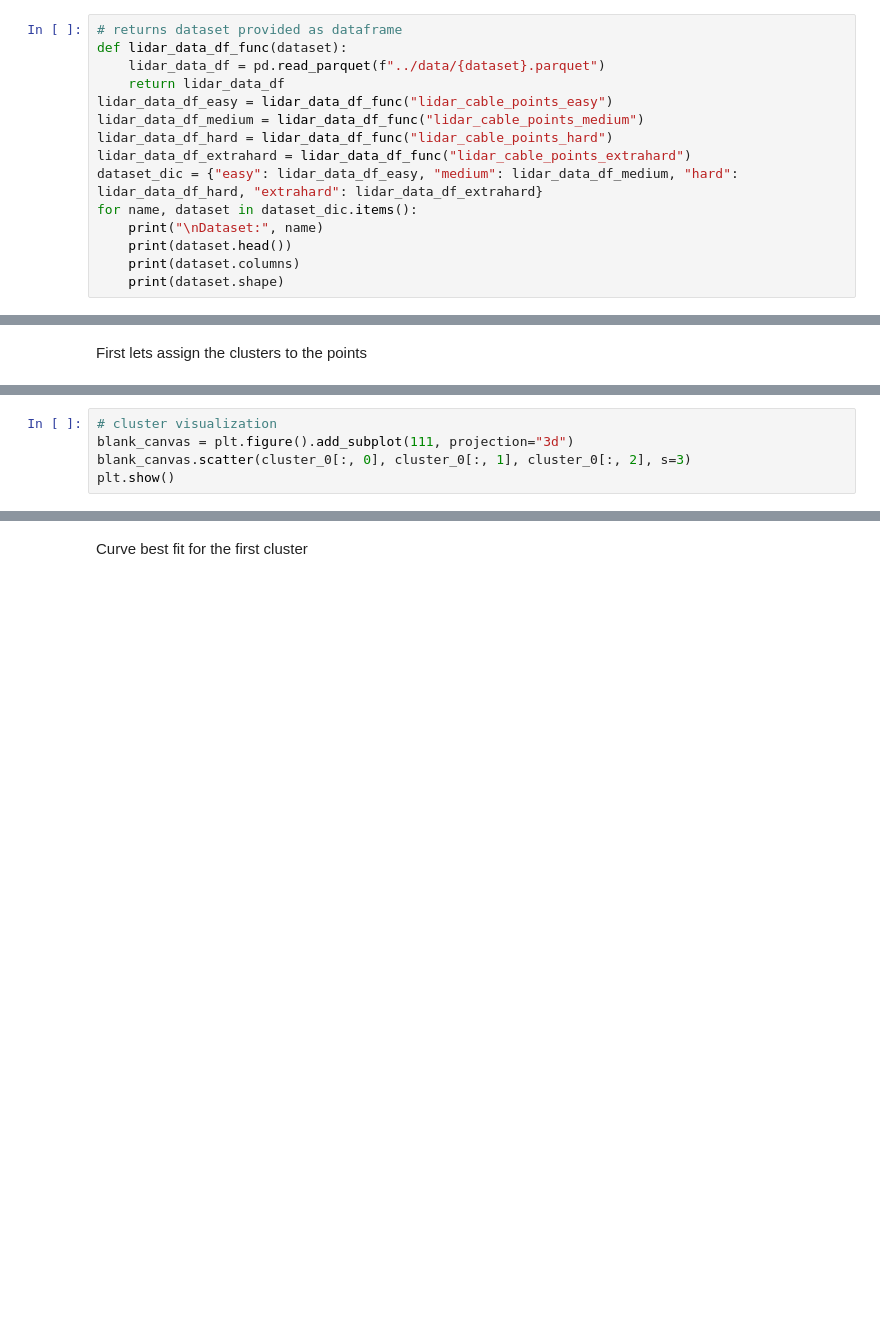
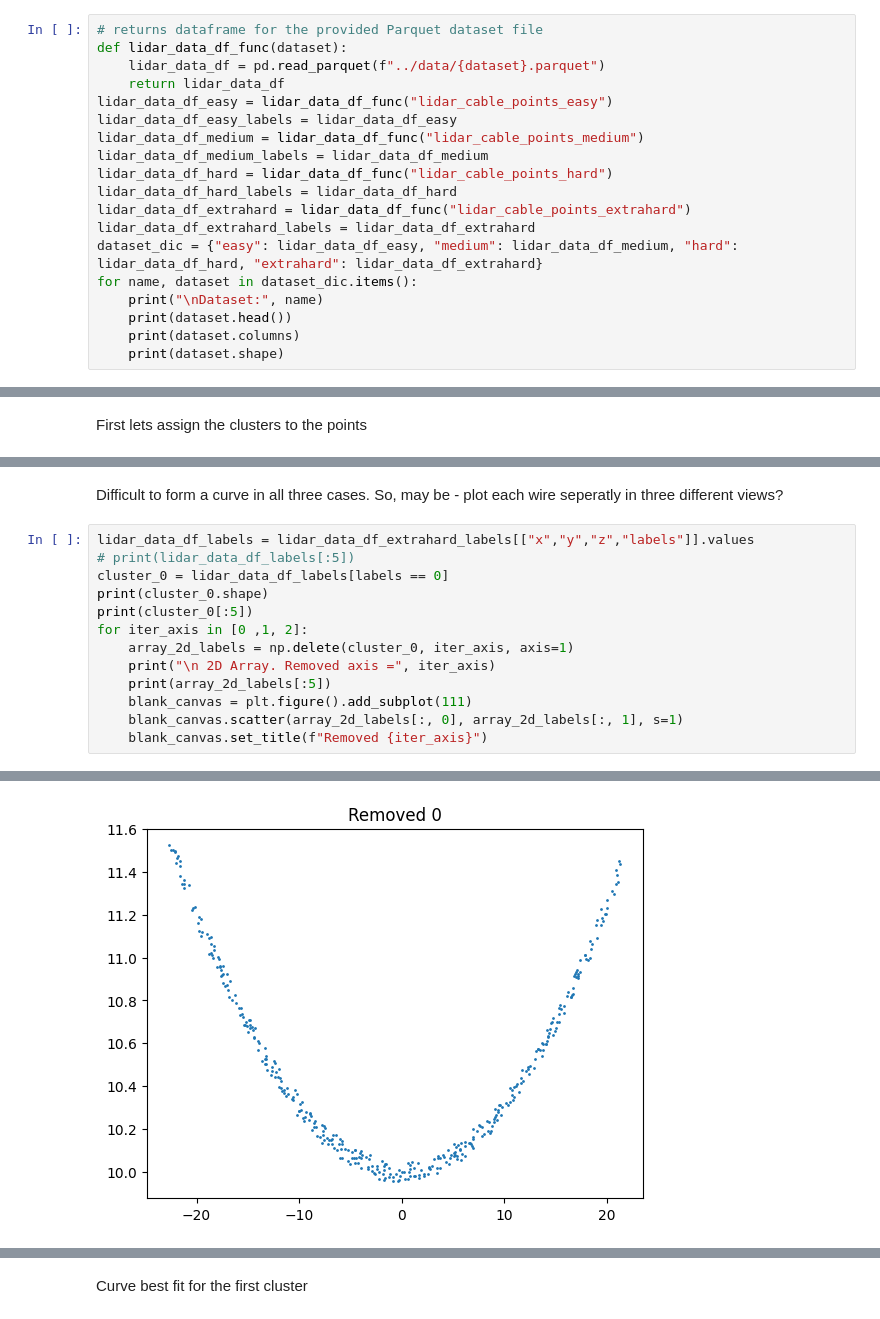
Before and after one commit to sowjanyamatam/blunomy_case_study, a Jupyter notebook: local_analysis/analysis.ipynb, the cells around one changed output, grey strips where cells are left out. Drawn from its saved outputs; the diff is of its cells as text; blank space fills up the shorter version.

```diff
--- a/local_analysis/analysis.ipynb
+++ b/local_analysis/analysis.ipynb
@@ -13,14 +10,18 @@ for file in os.listdir("../data"):
     csv_file_name = file.replace(".parquet", ".csv")
     df.to_csv(f"csv_data/{csv_file_name}", index=False)
 # %%
-# returns dataset provided as dataframe
+# returns dataframe for the provided Parquet dataset file
 def lidar_data_df_func(dataset):
     lidar_data_df = pd.read_parquet(f"../data/{dataset}.parquet")
     return lidar_data_df
 lidar_data_df_easy = lidar_data_df_func("lidar_cable_points_easy")
+lidar_data_df_easy_labels = lidar_data_df_easy
 lidar_data_df_medium = lidar_data_df_func("lidar_cable_points_medium")
+lidar_data_df_medium_labels = lidar_data_df_medium
 lidar_data_df_hard = lidar_data_df_func("lidar_cable_points_hard")
+lidar_data_df_hard_labels = lidar_data_df_hard
 lidar_data_df_extrahard = lidar_data_df_func("lidar_cable_points_extrahard")
+lidar_data_df_extrahard_labels = lidar_data_df_extrahard
 dataset_dic = {"easy": lidar_data_df_easy, "medium": lidar_data_df_medium, "hard": lidar_data_df_hard, "extrahard": lidar_data_df_extrahard}
 for name, dataset in dataset_dic.items():
     print("\nDataset:", name)
@@ -374,5 +381,0 @@ print(cluster_0[:5])
-# %%
-# cluster visualization
-blank_canvas = plt.figure().add_subplot(111, projection="3d")
-blank_canvas.scatter(cluster_0[:, 0], cluster_0[:, 1], cluster_0[:, 2], s=3)
-plt.show()
@@ -392,0 +418,16 @@ plt.show()
+# %% [markdown]
+Difficult to form a curve in all three cases. So, may be - plot each wire seperatly in three different views?
+# %%
+lidar_data_df_labels = lidar_data_df_extrahard_labels[["x","y","z","labels"]].values
+# print(lidar_data_df_labels[:5])
+cluster_0 = lidar_data_df_labels[labels == 0]
+print(cluster_0.shape)
+print(cluster_0[:5])
+for iter_axis in [0 ,1, 2]:
+    array_2d_labels = np.delete(cluster_0, iter_axis, axis=1)
+    print("\n 2D Array. Removed axis =", iter_axis)
+    print(array_2d_labels[:5])
+    blank_canvas = plt.figure().add_subplot(111)
+    blank_canvas.scatter(array_2d_labels[:, 0], array_2d_labels[:, 1], s=1)
+    blank_canvas.set_title(f"Removed {iter_axis}")
+# %% [output]
@@ -392,0 +451 @@ plt.show()
+[figure, added]
```
Also changed, not shown: parts of 39 cells of this notebook, 8 other files.
